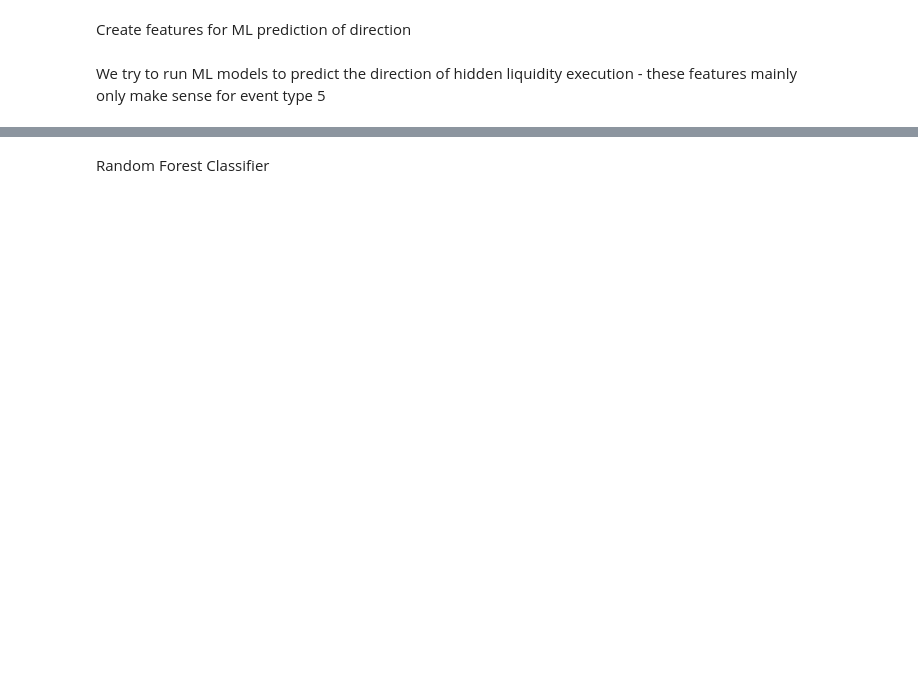
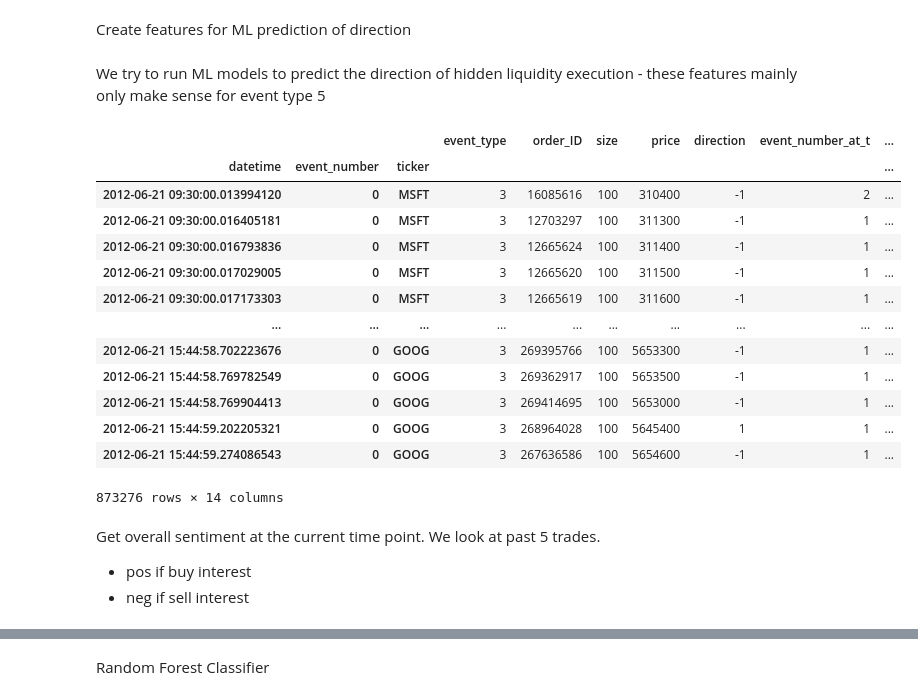
Before and after one commit to JingHui-Tan/dissertation-iceberg, a Jupyter notebook: direction_analysis.ipynb, the cells around one changed output, grey strips where cells are left out. Drawn from its saved outputs; the diff is of its cells as text; code cells hidden in the pictures; blank space fills up the shorter version.

```diff
--- a/direction_analysis.ipynb
+++ b/direction_analysis.ipynb
@@ -120,3 +125,7 @@ df_m_mh['prev_dir_t4'].fillna(0, inplace=True)
 df_m_mh['next_dir_t4'] = np.where(df_m_mh['event_type']==4, df_m_mh['direction'], np.nan)
 df_m_mh['next_dir_t4'] = df_m_mh['next_dir_t4'].shift(-1).bfill()
 df_m_mh['next_dir_t4'].fillna(0, inplace=True)
+# %%
+df_m_mh['next_dir_t3'] = np.where(df_m_mh['event_type']==3, df_m_mh['direction'], np.nan)
+df_m_mh['next_dir_t3'] = df_m_mh['next_dir_t3'].shift(-1).bfill()
+df_m_mh['next_dir_t3'].fillna(0, inplace=True)
@@ -122,0 +136,21 @@ df_m_mh['next_dir_t4'].fillna(0, inplace=True)
+# %%
+df_m_mh[df_m_mh['event_type']==3]
+# %% [output]
+|  |  |  | event_type | order_ID | size | price | direction | event_number_at_t | ... |
+| datetime | event_number | ticker |  |  |  |  |  |  | ... |
+| 2012-06-21 09:30:00.013994120 | 0 | MSFT | 3 | 16085616 | 100 | 310400 | -1 | 2 | ... |
+| 2012-06-21 09:30:00.016405181 | 0 | MSFT | 3 | 12703297 | 100 | 311300 | -1 | 1 | ... |
+| 2012-06-21 09:30:00.016793836 | 0 | MSFT | 3 | 12665624 | 100 | 311400 | -1 | 1 | ... |
+| 2012-06-21 09:30:00.017029005 | 0 | MSFT | 3 | 12665620 | 100 | 311500 | -1 | 1 | ... |
+| 2012-06-21 09:30:00.017173303 | 0 | MSFT | 3 | 12665619 | 100 | 311600 | -1 | 1 | ... |
+| ... | ... | ... | ... | ... | ... | ... | ... | ... | ... |
+| 2012-06-21 15:44:58.702223676 | 0 | GOOG | 3 | 269395766 | 100 | 5653300 | -1 | 1 | ... |
+| 2012-06-21 15:44:58.769782549 | 0 | GOOG | 3 | 269362917 | 100 | 5653500 | -1 | 1 | ... |
+| 2012-06-21 15:44:58.769904413 | 0 | GOOG | 3 | 269414695 | 100 | 5653000 | -1 | 1 | ... |
+| 2012-06-21 15:44:59.202205321 | 0 | GOOG | 3 | 268964028 | 100 | 5645400 | 1 | 1 | ... |
+| 2012-06-21 15:44:59.274086543 | 0 | GOOG | 3 | 267636586 | 100 | 5654600 | -1 | 1 | ... |
+873276 rows × 14 columns
+# %% [markdown]
+Get overall sentiment at the current time point. We look at past 5 trades.
+- pos if buy interest
+- neg if sell interest
```
Also changed, not shown: parts of 32 cells of this notebook.
